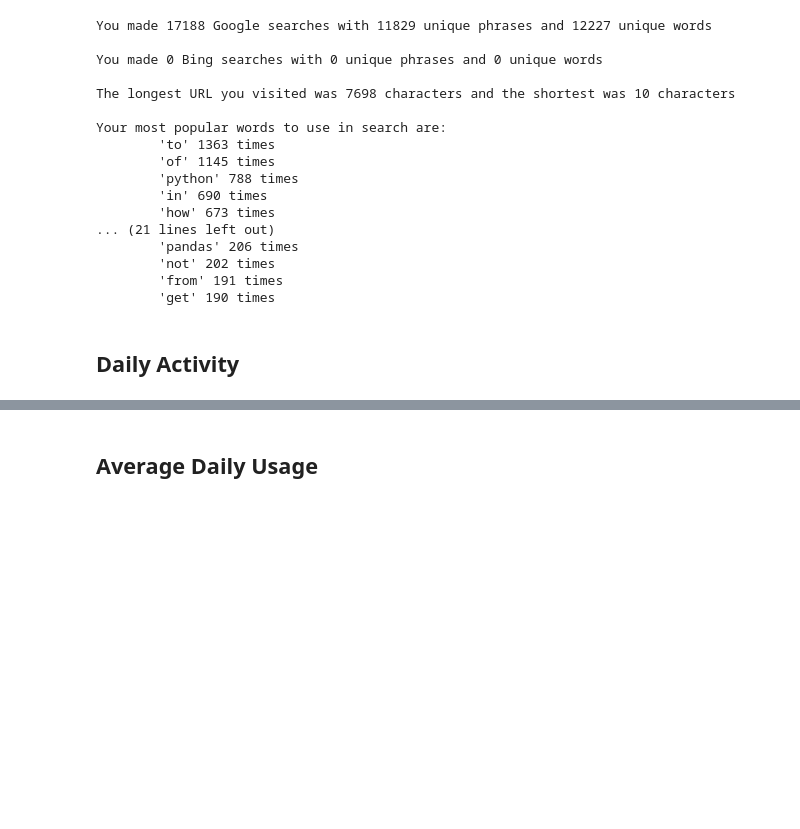
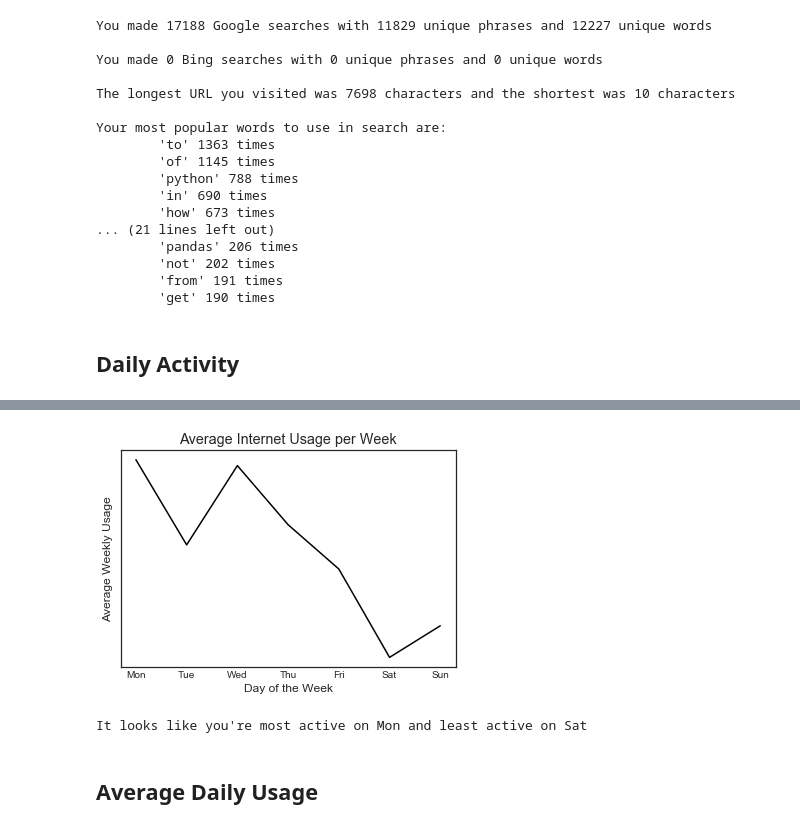
Before and after one commit to samwestby/internet-history-analysis, a Jupyter notebook: notebook.ipynb, the cells around one changed output, grey strips where cells are left out. Drawn from its saved outputs; the diff is of its cells as text; code cells hidden in the pictures; blank space fills up the shorter version.

```diff
--- a/notebook.ipynb
+++ b/notebook.ipynb
@@ -198,3 +209,22 @@ Your most active days were:
+# %%
+xlabs = ['Mon', 'Tue', 'Wed', 'Thu', 'Fri', 'Sat', 'Sun']
+plt.xticks(range(7),xlabs)
+plt.gca().axes.set_yticklabels([])
+plt.gca().axes.set_ylabel('Average Weekly Usage')
+plt.gca().axes.set_xlabel('Day of the Week')
+plt.title('Average Internet Usage per Week')
+plt.plot(range(7), day_of_week, '-', color='black');
+# plt.gcf().autofmt_xdate()
+# plt.grid()
+plt.show()
+
+max_index = day_of_week.index(max(day_of_week))
+min_index = day_of_week.index(min(day_of_week))
+print('It looks like you\'re most active on {} and least active on {}'
+      .format(xlabs[max_index], xlabs[min_index]))
+# %% [output]
+[figure, added]
+It looks like you're most active on Mon and least active on Sat
 # %% [markdown]
 ## Average Daily Usage
 # %%
```
Also changed, not shown: parts of 5 cells of this notebook.
